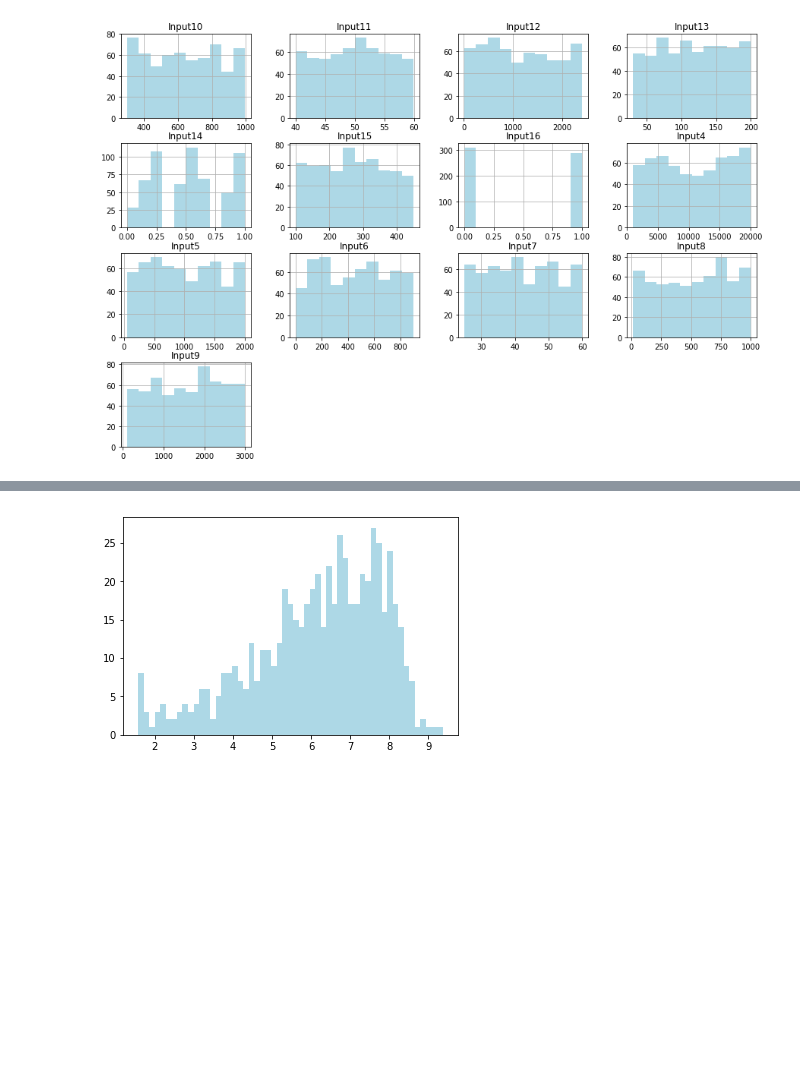
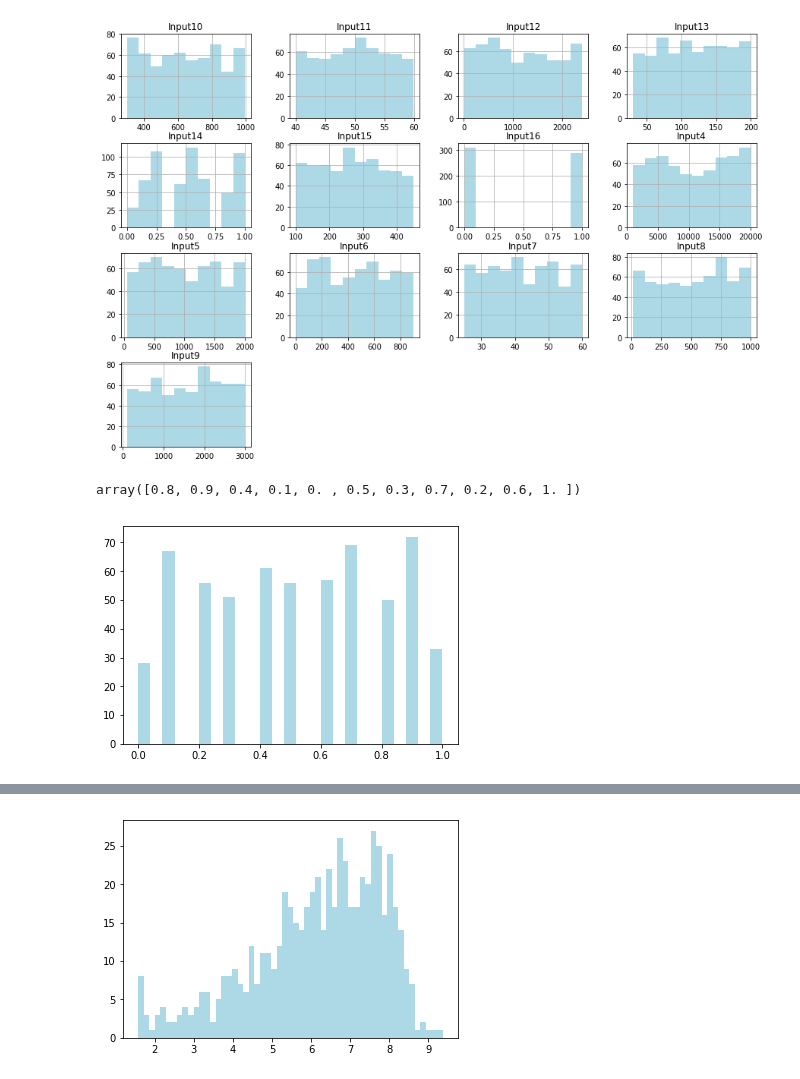
Before and after one commit to eric220/Grail, a Jupyter notebook: holy_grail_data_prep.ipynb, the cells around one changed output, grey strips where cells are left out. Saved outputs shown, nothing was run; the diff lists cells and outputs as text; code cells hidden in the pictures; blank space fills up the shorter version.

```diff
--- a/holy_grail_data_prep.ipynb
+++ b/holy_grail_data_prep.ipynb
@@ -78,4 +78,12 @@ array(['LiClO4', 'LiI', 'LiClO6', 'LiTFSI', 'LiCF3SO3', 'LiBF4'],
 df.drop(["Target"], axis = 1).hist(color = 'lightblue', figsize=(15,10));
 # %% [output]
 [figure]
+# %%
+df.Input14.unique()
+# %% [output]
+array([0.8, 0.9, 0.4, 0.1, 0. , 0.5, 0.3, 0.7, 0.2, 0.6, 1. ])
+# %%
+plt.hist(df.Input14, color = 'lightblue', bins = 25);
+# %% [output]
+[figure, added]
 # %%
```
Also changed, not shown: parts of 1 cell of this notebook, 2 other files.
